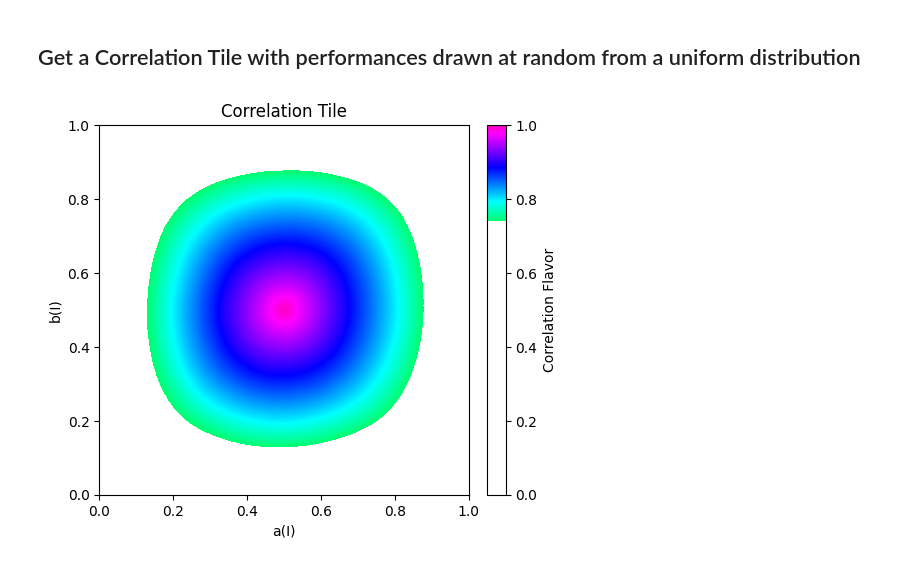
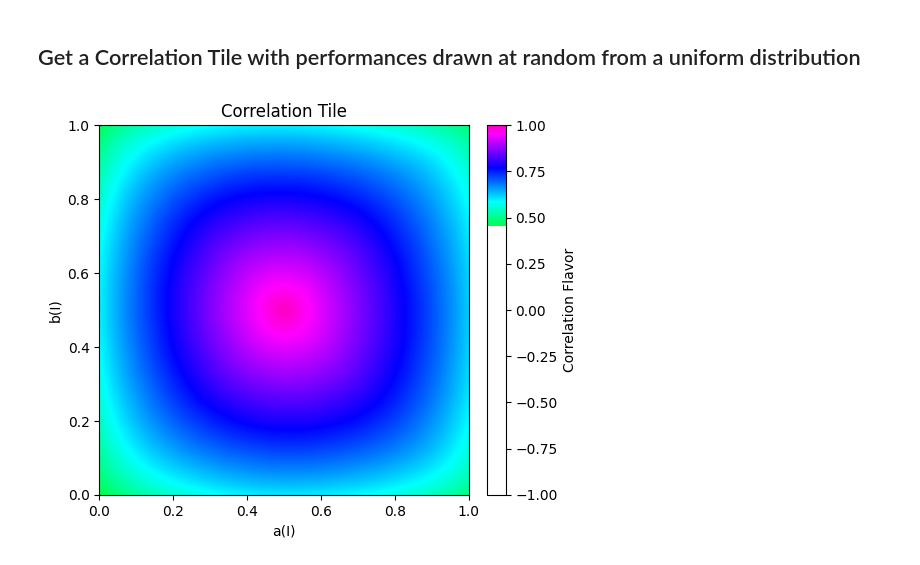
Before and after one commit to uliege-performance/sorbetto, a Jupyter notebook: examples/correlation_tile.ipynb, the cells around one changed output. Drawn from its saved outputs; the diff is of its cells as text; code cells hidden in the pictures.

```diff
--- a/examples/correlation_tile.ipynb
+++ b/examples/correlation_tile.ipynb
@@ -108,21 +108,20 @@ performances_drawn_at_random = UniformDistributionOfTwoClassClassificationPerfor
 # %%
 # Create the flavor object
 flavor = CorrelationFlavor(
     performances=performances_drawn_at_random,
     other_score=accuracy_score,
     correlation_coefficient_name="kendall_tau",
 )
 
 # Create the tile object
 tile = CorrelationTile(
     parameterization=ParameterizationDefault(),
     flavor=flavor,
     resolution=101,
 )
 
 # Draw the entity tile
 fig, ax = tile.draw()
-ax.images[-1].set_clim(0, 1)
 plt.show()
 # %% [output]
-[figure, old version]
+[figure, new version]
```
